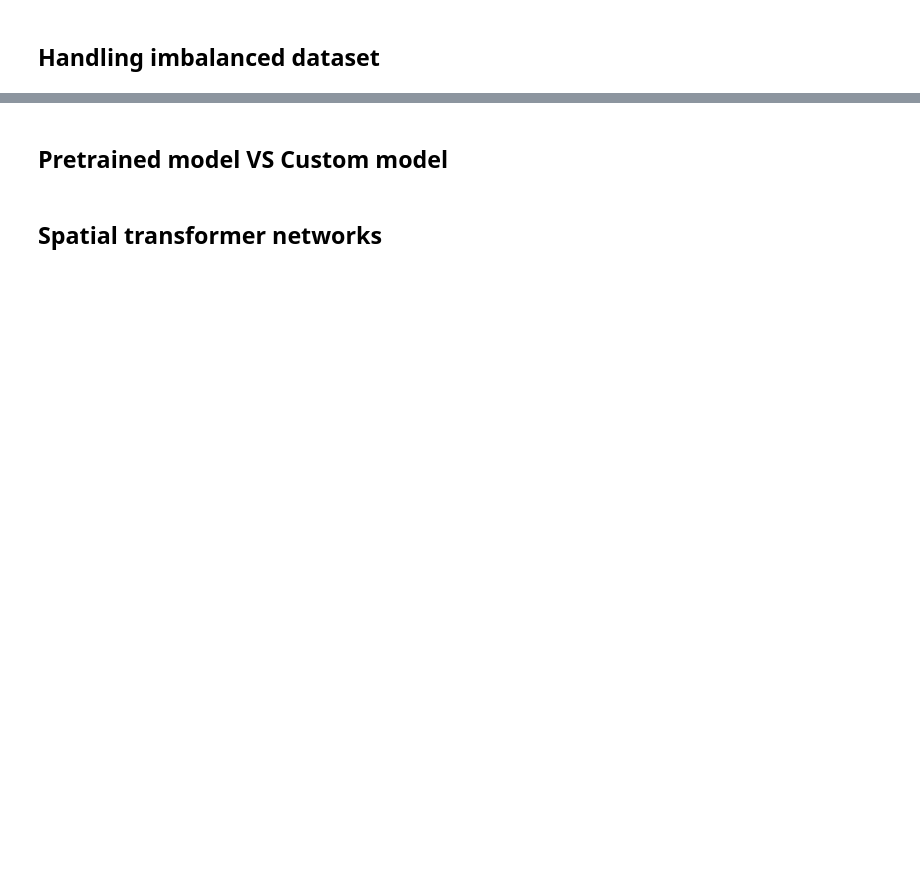
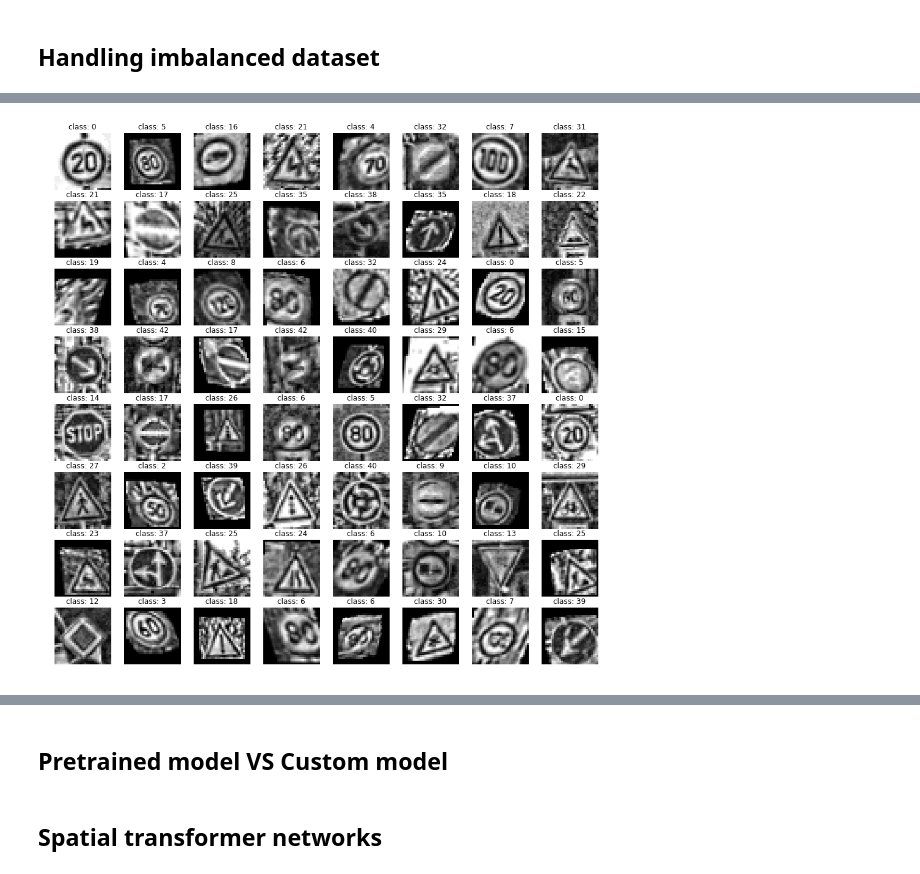
Before and after one commit to wolfapple/traffic-sign-recognition, a Jupyter notebook: notebook.ipynb, the cells around one changed output, grey strips where cells are left out. Drawn from its saved outputs; the diff is of its cells as text; code cells hidden in the pictures; blank space fills up the shorter version.

Commit message:
data augmentation

```diff
--- a/notebook.ipynb
+++ b/notebook.ipynb
@@ -515,26 +546,30 @@ import PIL
 
 # Data augmentation
 train_data_transforms = transforms.Compose([
+    CLAHE_GRAY(),
     transforms.ToPILImage(),
-#     transforms.RandomAffine(10, translate=(0.2,0.2), scale=(0.8,1.2), shear=10, resample=PIL.Image.BILINEAR),
-    transforms.RandomChoice([
-        transforms.RandomRotation(20),
-        transforms.RandomAffine(0, translate=(0.2, 0.2)),
-        transforms.RandomAffine(0, shear=20),
+    transforms.RandomApply([
+        transforms.RandomRotation(20, resample=PIL.Image.BICUBIC),
+        transforms.RandomAffine(0, translate=(0.2, 0.2), resample=PIL.Image.BICUBIC),
+        transforms.RandomAffine(0, shear=20, resample=PIL.Image.BICUBIC),
+        transforms.RandomAffine(0, scale=(0.8, 1.2), resample=PIL.Image.BICUBIC)
     ]),
     transforms.ToTensor(),
-    transforms.Normalize((0.3398, 0.3117, 0.3210), (0.2755, 0.2647, 0.2712))
+    transforms.Normalize((0.4715,),(0.2415,))
 ])
 test_data_transforms = transforms.Compose([
+    CLAHE_GRAY(),
     transforms.ToTensor(),
-    transforms.Normalize((0.3398, 0.3117, 0.3210), (0.2755, 0.2647, 0.2712))
+    transforms.Normalize((0.4715,),(0.2415,))
 ])
 
 train_dataset = PickledDataset(training_file, transform=train_data_transforms)
+valid_dataset = PickledDataset(validation_file, transform=test_data_transforms)
 test_dataset = PickledDataset(testing_file, transform=test_data_transforms)
 
-train_loader = torch.utils.data.DataLoader(train_dataset, batch_size=64, sampler=sampler, num_workers=1)
-test_loader = torch.utils.data.DataLoader(test_dataset, batch_size=64, shuffle=False, num_workers=1)
+train_loader = WrappedDataLoader(DataLoader(train_dataset, batch_size=64, sampler=sampler, num_workers=4), preprocess)
+valid_loader = WrappedDataLoader(DataLoader(valid_dataset, batch_size=64, shuffle=False, num_workers=4), preprocess)
+test_loader = WrappedDataLoader(DataLoader(test_dataset, batch_size=64, shuffle=False, num_workers=4), preprocess)
 # %%
 balacned_y_train = np.array([], dtype=np.int64)
 
@@ -552,15 +589,16 @@ plt.show()
 # %%
 with torch.no_grad():
     x, y = next(iter(train_loader))
     x, y = x.to(device).cpu().numpy(), y.to(device).cpu().numpy()
     plt.figure(figsize=(16, 16))
     for i in range(len(y)):
         plt.subplot(8, 8, i+1)
         plt.axis('off')
         plt.title('class: {}'.format(y[i]))
         image = np.transpose(x[i], (1, 2, 0))
-        mean = np.array([0.3398, 0.3117, 0.3210])
-        std = np.array([0.2755, 0.2647, 0.2712])
+        mean = 0.4715
+        std = 0.2415
         image = std * image + mean
-        image = np.clip(image, 0, 1)
-        plt.imshow(np.array(image))
+        plt.imshow(np.array(image).squeeze(), cmap='gray')
+# %% [output]
+[figure, added]
```
Also changed, not shown: parts of 17 cells of this notebook.
